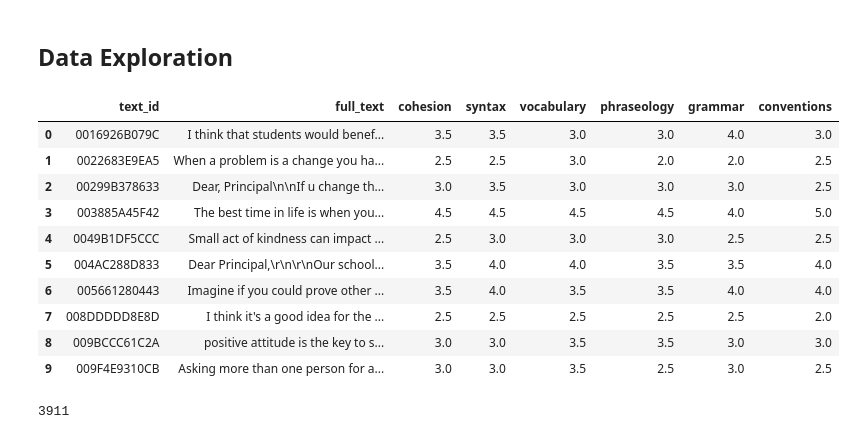
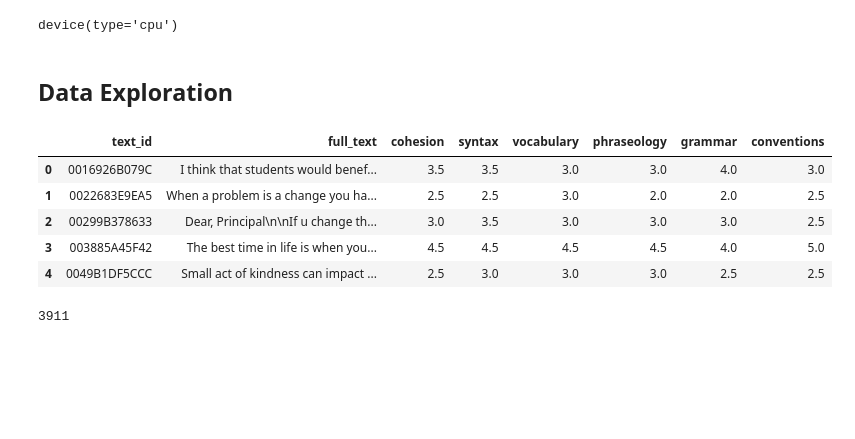
Before and after one commit to stkao05/eng-eval, a Jupyter notebook: model.ipynb, the cells around one changed output. Drawn from its saved outputs; the diff is of its cells as text; code cells hidden in the pictures; blank space fills up the shorter version.

```diff
--- a/model.ipynb
+++ b/model.ipynb
@@ -9,23 +12,23 @@ import numpy as np
 from tqdm import tqdm
 from torch.utils.data import Dataset, DataLoader
 from sklearn.model_selection import train_test_split
+# %%
+device = torch.device("cuda") if torch.cuda.is_available() else torch.device("cpu")
+device
+# %% [output]
+device(type='cpu')
 # %% [markdown]
 ## Data Exploration
 # %%
 train_df = pd.read_csv("train.csv")
-train_df.head(10)
+train_df.head(5)
 # %% [output]
 |  | text_id | full_text | cohesion | syntax | vocabulary | phraseology | grammar | conventions |
 | 0 | 0016926B079C | I think that students would benef... | 3.5 | 3.5 | 3.0 | 3.0 | 4.0 | 3.0 |
 | 1 | 0022683E9EA5 | When a problem is a change you ha... | 2.5 | 2.5 | 3.0 | 2.0 | 2.0 | 2.5 |
 | 2 | 00299B378633 | Dear, Principal\n\nIf u change th... | 3.0 | 3.5 | 3.0 | 3.0 | 3.0 | 2.5 |
 | 3 | 003885A45F42 | The best time in life is when you... | 4.5 | 4.5 | 4.5 | 4.5 | 4.0 | 5.0 |
 | 4 | 0049B1DF5CCC | Small act of kindness can impact ... | 2.5 | 3.0 | 3.0 | 3.0 | 2.5 | 2.5 |
-| 5 | 004AC288D833 | Dear Principal,\r\n\r\nOur school... | 3.5 | 4.0 | 4.0 | 3.5 | 3.5 | 4.0 |
-| 6 | 005661280443 | Imagine if you could prove other ... | 3.5 | 4.0 | 3.5 | 3.5 | 4.0 | 4.0 |
-| 7 | 008DDDDD8E8D | I think it's a good idea for the ... | 2.5 | 2.5 | 2.5 | 2.5 | 2.5 | 2.0 |
-| 8 | 009BCCC61C2A | positive attitude is the key to s... | 3.0 | 3.0 | 3.5 | 3.5 | 3.0 | 3.0 |
-| 9 | 009F4E9310CB | Asking more than one person for a... | 3.0 | 3.0 | 3.5 | 2.5 | 3.0 | 2.5 |
 # %%
 len(train_df)
 # %% [output]
```
Also changed, not shown: parts of 36 cells of this notebook.
